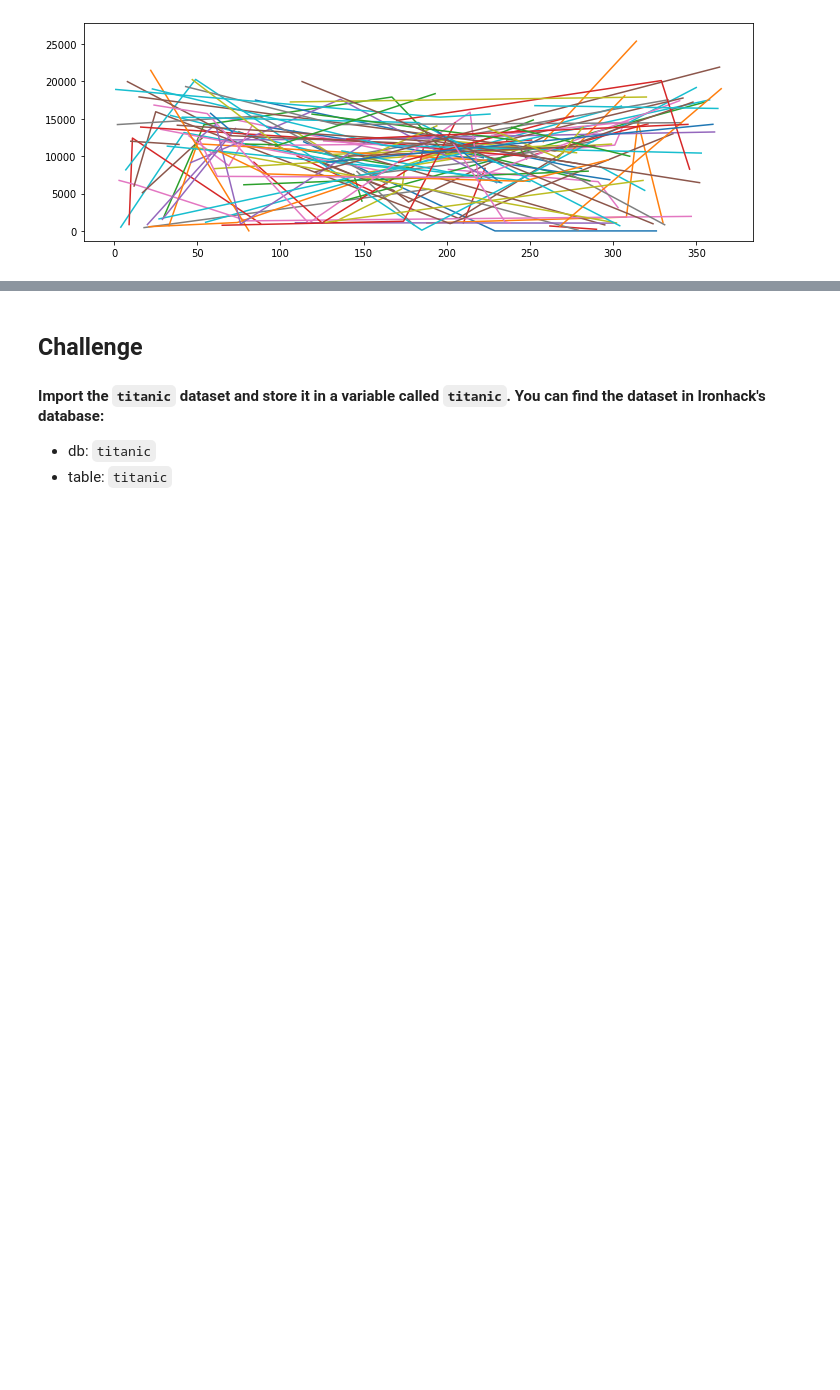
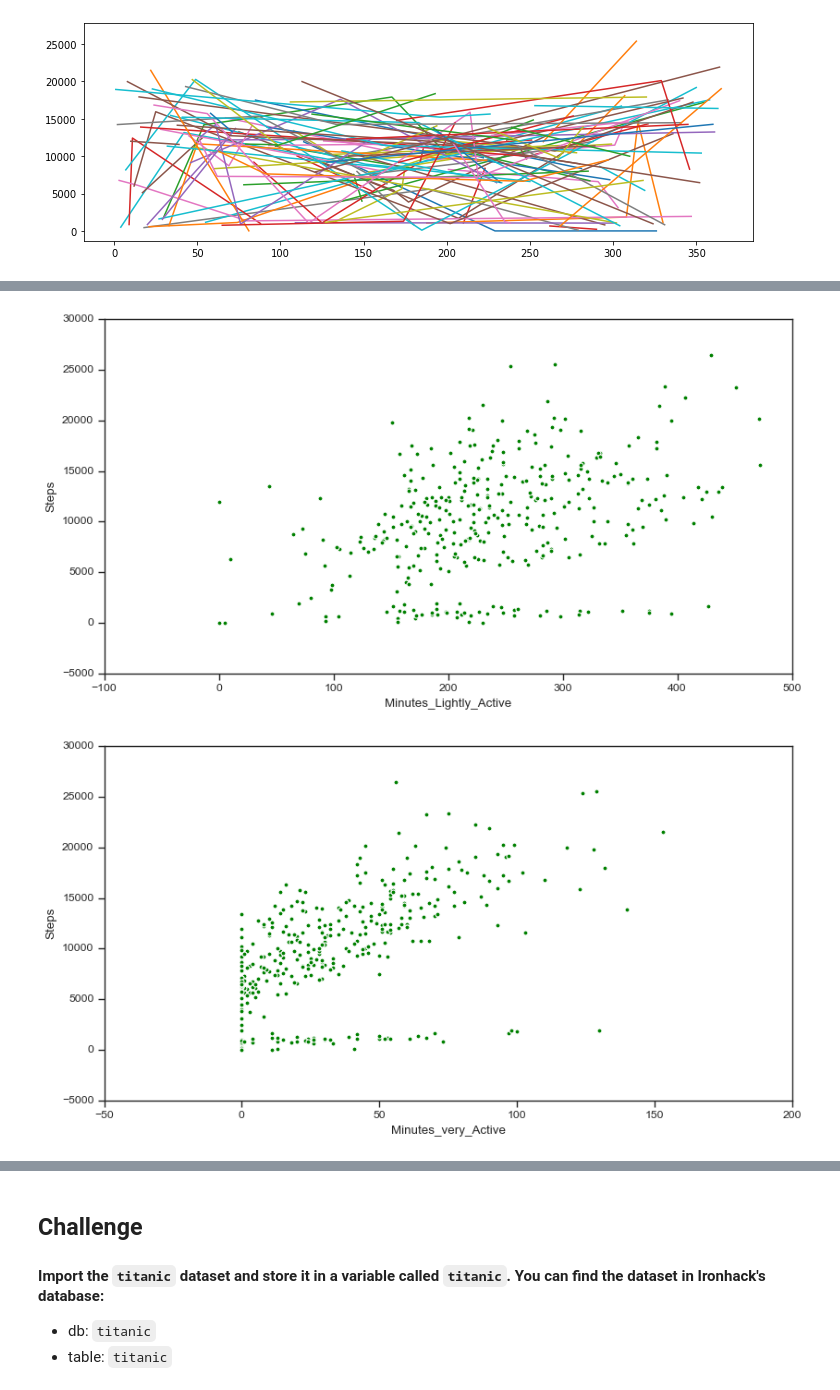
Before and after one commit to Ironhack-Data-Madrid-Mayo-2022/5.2-lab-matplotlib-seaborn, a Jupyter notebook: your-code/main.ipynb, the cells around one changed output, grey strips where cells are left out. Cells and saved outputs as stored; diff of their text form; code cells hidden in the pictures; blank space fills up the shorter version.

```diff
--- a/your-code/main.ipynb
+++ b/your-code/main.ipynb
@@ -136,0 +137,8 @@ plt.show()
+# %%
+
+gandules = ['Minutes_Lightly_Active', 'Minutes_very_Active', 'Minutes_Sedentary' ]
+for e in gandules:
+        fit.plot.scatter(e, 'Steps', color = 'green')
+# %% [output]
+[figure, added]
+[figure, added]
```
Also changed, not shown: parts of 41 cells of this notebook.
